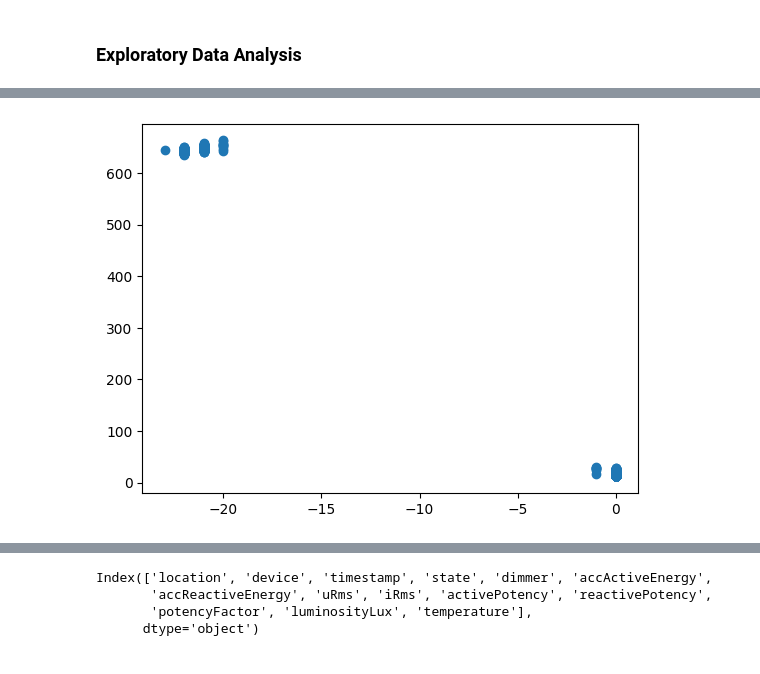
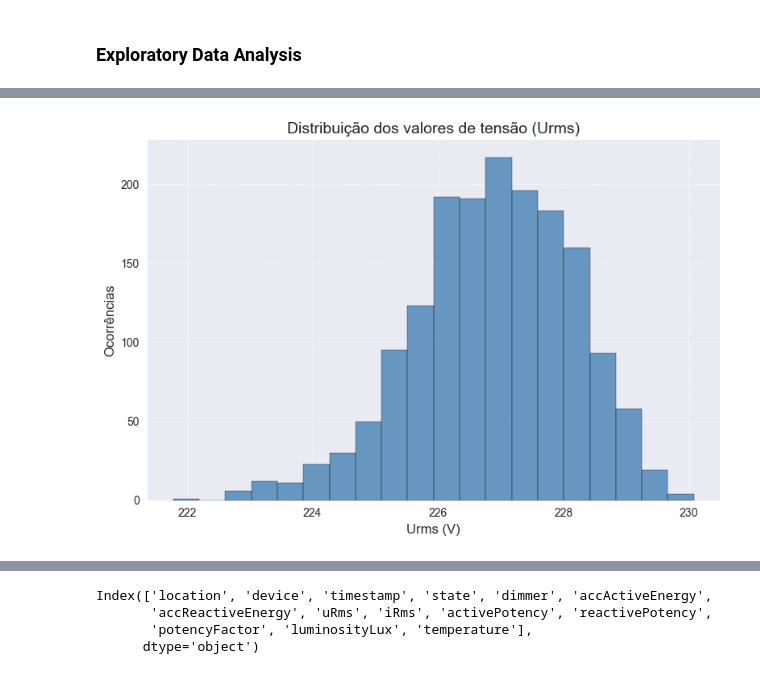
Before and after one commit to Joaohsd/project-c318, a Jupyter notebook: nouvenn.ipynb, the cells around one changed output, grey strips where cells are left out. Drawn from its saved outputs; the diff is of its cells as text; code cells hidden in the pictures.

```diff
--- a/nouvenn.ipynb
+++ b/nouvenn.ipynb
@@ -296,5 +187,24 @@ plt.show()
-# %%
-plt.scatter(reactive_potency_column, current_column)
-plt.show()
-# %% [output]
-[figure, removed]
+# %%
+voltage_column = df_feature_cleaned['uRms']
+# voltage_column.hist()
+
+plt.style.use('seaborn')
+
+# Criar histograma
+plt.hist(voltage_column, bins=20, color='steelblue', edgecolor='black', alpha=0.8)
+
+# Adicionar título e rótulos com clareza
+plt.title('Distribuição dos valores de tensão (Urms)', fontsize=14)
+plt.xlabel('Urms (V)', fontsize=12)
+plt.ylabel('Ocorrências', fontsize=12)
+
+# Melhorar a grade
+plt.grid(visible=True, which='major', linestyle='--', linewidth=0.7, alpha=0.6)
+
+# Ajustar espaçamento
+plt.tight_layout()
+
+# Mostrar gráfico
+plt.show()
+# %% [output]
+[figure, added]
```
Also changed, not shown: parts of 37 cells of this notebook, 1 other file.
